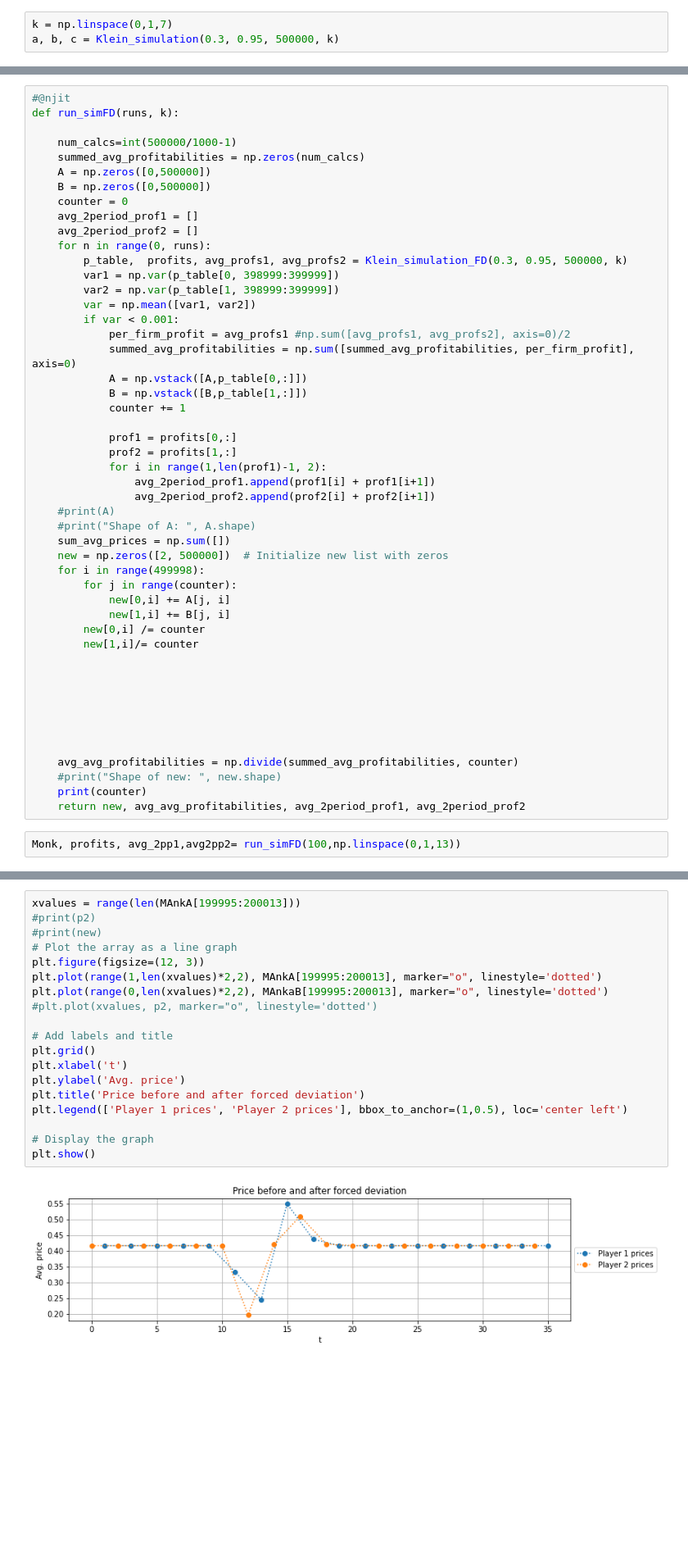
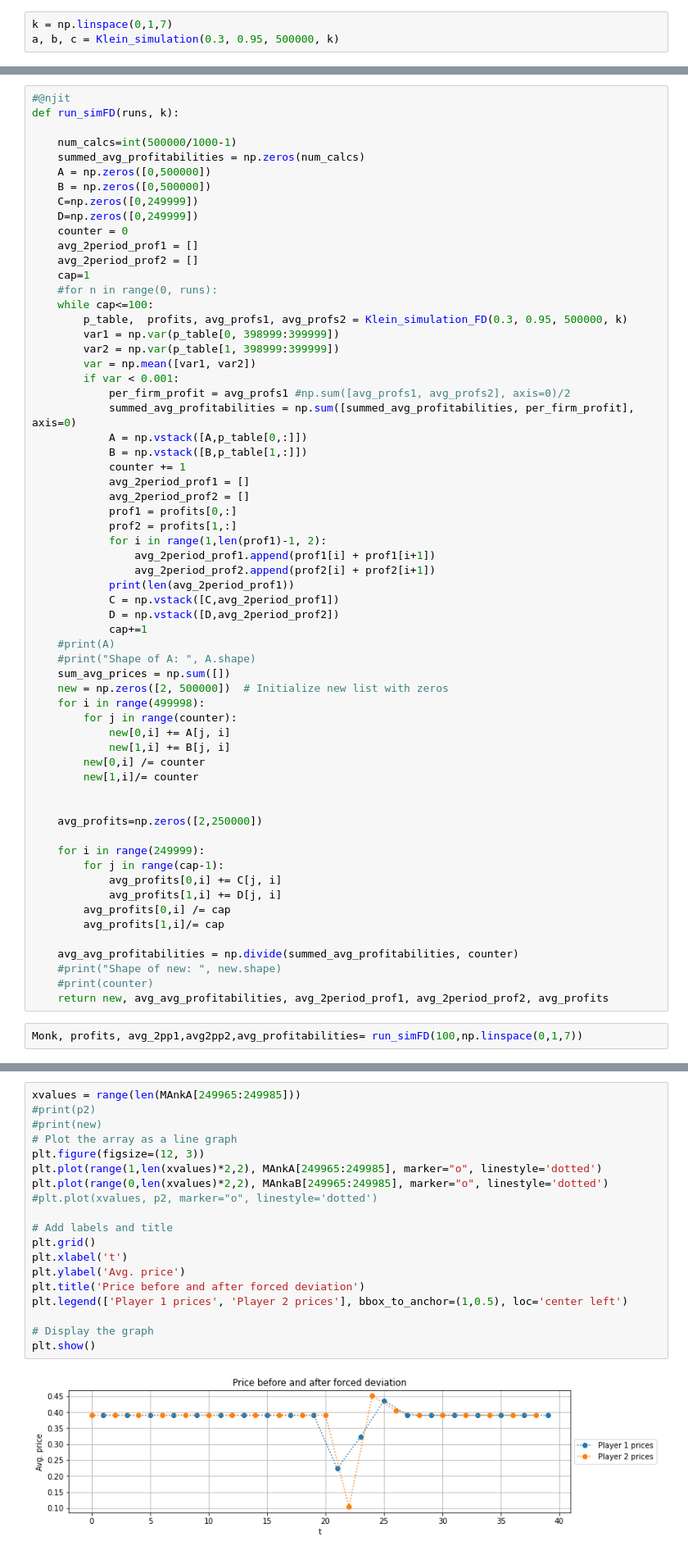
Before and after one commit to nicklasbusk/Bachelorprojekt, a Jupyter notebook: Code/final2.ipynb, the cells around one changed output, grey strips where cells are left out. Shown: that part at 82% size. Cells and saved outputs as stored; diff of their text form; blank space fills up the shorter version.

```diff
--- a/Code/final2.ipynb
+++ b/Code/final2.ipynb
@@ -266,10 +270,14 @@ def run_simFD(runs, k):
     summed_avg_profitabilities = np.zeros(num_calcs)
     A = np.zeros([0,500000])
     B = np.zeros([0,500000])
+    C=np.zeros([0,249999])
+    D=np.zeros([0,249999])
     counter = 0
     avg_2period_prof1 = []
     avg_2period_prof2 = []
-    for n in range(0, runs):
+    cap=1
+    #for n in range(0, runs):
+    while cap<=100:
         p_table,  profits, avg_profs1, avg_profs2 = Klein_simulation_FD(0.3, 0.95, 500000, k)
         var1 = np.var(p_table[0, 398999:399999])
         var2 = np.var(p_table[1, 398999:399999])
@@ -280,12 +288,17 @@ def run_simFD(runs, k):
             A = np.vstack([A,p_table[0,:]])
             B = np.vstack([B,p_table[1,:]])
             counter += 1
-
+            avg_2period_prof1 = []
+            avg_2period_prof2 = []
             prof1 = profits[0,:]
             prof2 = profits[1,:]
             for i in range(1,len(prof1)-1, 2):
                 avg_2period_prof1.append(prof1[i] + prof1[i+1])
                 avg_2period_prof2.append(prof2[i] + prof2[i+1])
+            print(len(avg_2period_prof1))
+            C = np.vstack([C,avg_2period_prof1])
+            D = np.vstack([D,avg_2period_prof2])
+            cap+=1
     #print(A)
     #print("Shape of A: ", A.shape)
     sum_avg_prices = np.sum([])
@@ -298,15 +311,19 @@ def run_simFD(runs, k):
         new[1,i]/= counter
 
 
+    avg_profits=np.zeros([2,250000])
 
-
-
-
+    for i in range(249999):
+        for j in range(cap-1):
+            avg_profits[0,i] += C[j, i]
+            avg_profits[1,i] += D[j, i]
+        avg_profits[0,i] /= cap
+        avg_profits[1,i]/= cap
 
     avg_avg_profitabilities = np.divide(summed_avg_profitabilities, counter)
     #print("Shape of new: ", new.shape)
-    print(counter)
-    return new, avg_avg_profitabilities, avg_2period_prof1, avg_2period_prof2
+    #print(counter)
+    return new, avg_avg_profitabilities, avg_2period_prof1, avg_2period_prof2, avg_profits
 # %%
-Monk, profits, avg_2pp1,avg2pp2= run_simFD(100,np.linspace(0,1,13))
+Monk, profits, avg_2pp1,avg2pp2,avg_profitabilities= run_simFD(100,np.linspace(0,1,7))
 # %% [output]
@@ -318,21 +340,21 @@ MAnkaB=Monk[1,::2]
 # %%
-xvalues = range(len(MAnkA[199995:200013]))
+xvalues = range(len(MAnkA[249965:249985]))
 #print(p2)
 #print(new)
 # Plot the array as a line graph
 plt.figure(figsize=(12, 3))
-plt.plot(range(1,len(xvalues)*2,2), MAnkA[199995:200013], marker="o", linestyle='dotted')
-plt.plot(range(0,len(xvalues)*2,2), MAnkaB[199995:200013], marker="o", linestyle='dotted')
+plt.plot(range(1,len(xvalues)*2,2), MAnkA[249965:249985], marker="o", linestyle='dotted')
+plt.plot(range(0,len(xvalues)*2,2), MAnkaB[249965:249985], marker="o", linestyle='dotted')
 #plt.plot(xvalues, p2, marker="o", linestyle='dotted')
 
 # Add labels and title
 plt.grid()
 plt.xlabel('t')
 plt.ylabel('Avg. price')
 plt.title('Price before and after forced deviation')
 plt.legend(['Player 1 prices', 'Player 2 prices'], bbox_to_anchor=(1,0.5), loc='center left')
 
 # Display the graph
 plt.show()
 # %% [output]
-[figure, old version]
+[figure, new version]
```
Also changed, not shown: parts of 16 cells of this notebook, 2 other files.
